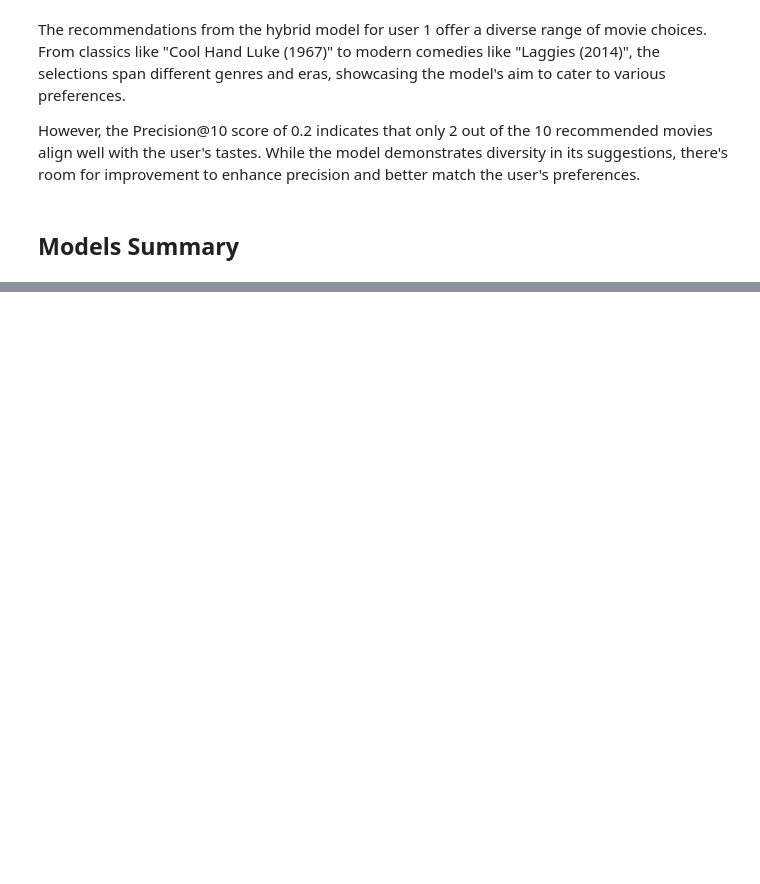
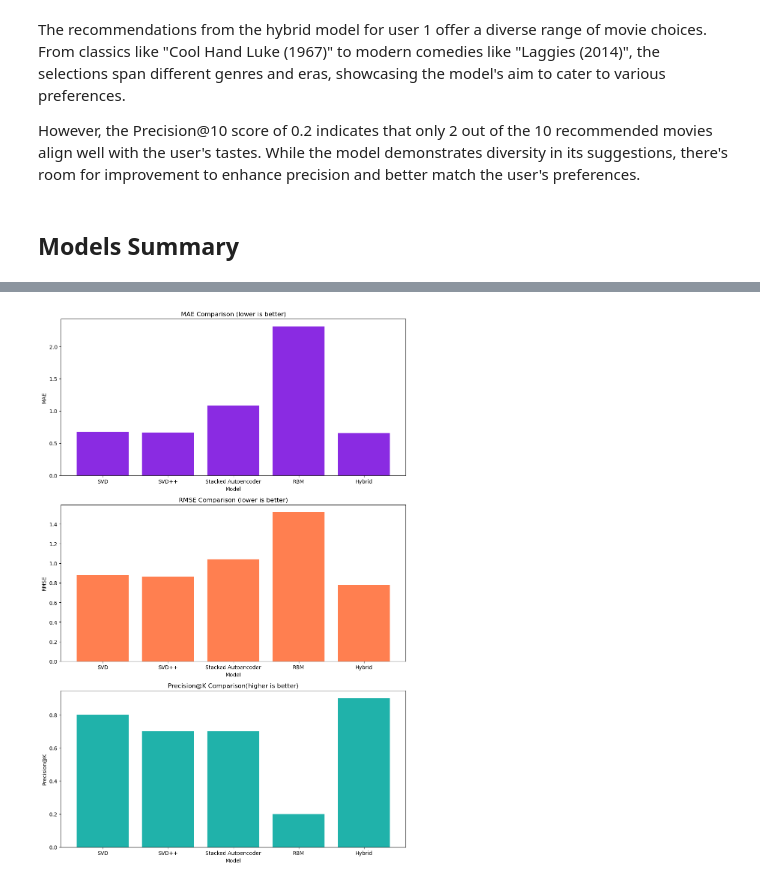
Before and after one commit to adityavp99/CM3070_FYP, a Jupyter notebook: CM3070_Final_Year_Project.ipynb, the cells around one changed output, grey strips where cells are left out. Saved outputs shown, nothing was run; the diff lists cells and outputs as text; code cells hidden in the pictures; blank space fills up the shorter version.

```diff
--- a/CM3070_Final_Year_Project.ipynb
+++ b/CM3070_Final_Year_Project.ipynb
@@ -1309,7 +1397,7 @@ RMB Test set RMSE: 1.5192269807830732
 # %% [markdown]
 ### Recommending movie titles to users using the RBM model
 # %%
-# Using the SVD++ model to recommend movie titles
+# Using the RBM model to recommend movie titles
 def rbm_recommend_movies(user_id, rbm, user_item_matrix, movies_clean, n_recommendations=10):
     # Getting the original ratings for the user
     original_ratings = user_item_matrix.loc[user_id].values
@@ -1328,19 +1416,25 @@ def rbm_recommend_movies(user_id, rbm, user_item_matrix, movies_clean, n_recomme
     predicted_ratings_unrated = predicted_ratings * unrated_movies_mask
 
     # Combining movie IDs and their predicted ratings
-    movie_ratings = list(zip(user_item_matrix.columns, predicted_ratings_unrated))
+    movie_ratings = list(zip(user_item_matrix.columns,
+                             predicted_ratings_unrated))
 
     # Sorting the movies based on predicted ratings
-    sorted_movie_ratings = sorted(movie_ratings, key=lambda x: x[1], reverse=True)
+    sorted_movie_ratings = sorted(movie_ratings,
+                                  key=lambda x: x[1],
+                                  reverse = True)
 
     # Getting the top-n recommendations
     top_n_movie_ratings = sorted_movie_ratings[:n_recommendations]
 
     # Getting the movie details for these recommendations
-    recommended_movies = movies_clean[movies_clean['movieId'].isin([movie[0] for movie in top_n_movie_ratings])]
+    recommended_movies = movies_clean[movies_clean['movieId'].isin([movie[0] \
+                                                                    for movie in top_n_movie_ratings])]
 
     # User genre profile
-    genre_profile = build_user_profile(user_id, ratings_final, movies_clean)
+    genre_profile = build_user_profile(user_id,
+                                       ratings_final,
+                                       movies_clean)
 
     # Actual ratings of the user
     actual_ratings = {movie: rating for movie,
@@ -1464,7 +1565,7 @@ def hybrid_recommend_movies(user_id, autoencoder_model, svd_model, user_item_mat
 # Recommending movies for the user with ID 1 using the hybrid model
 user_id = 1
 n_recommendations = 10
-recommended_movies, hybrid_precision = hybrid_recommend_movies(user_id,
+recommended_movies, hybrid_precision, hybrid_mae, hybrid_rmse= hybrid_recommend_movies(user_id,
                                                                    stacked_auto_enc,
                                                                    svd,
                                                                    user_item_matrix,
@@ -1500,0 +1665,63 @@ However, the Precision@10 score of 0.2 indicates that only 2 out of the 10 recom
+# %%
+# Defining the models and their corresponding metric values
+models = ["SVD",
+          "SVD++",
+          "Stacked Autoencoder",
+          "RBM",
+          "Hybrid"]
+
+mae_values = [svd_test_mae,
+              svdpp_test_mae,
+              autoenc_test_mae,
+              rbm_test_mae,
+              hybrid_mae]
+
+rmse_values = [svd_test_rmse,
+               svdpp_test_rmse,
+               autoenc_test_rmse,
+               rbm_test_rmse,
+               hybrid_rmse]
+
+precision_values = [svd_precision,
+                    svdpp_precision,
+                    autoenc_precision,
+                    rbm_precision,
+                    hybrid_precision]
+
+# Creating subplots for each metric
+plt.figure(figsize=(10, 15))
+
+# MAE Bar Chart
+plt.subplot(311)
+plt.bar(models,
+        mae_values,
+        color='blueviolet')
+plt.title("MAE Comparison (lower is better)")
+plt.xlabel("Model")
+plt.ylabel("MAE")
+
+# RMSE Bar Chart
+plt.subplot(312)
+plt.bar(models,
+        rmse_values,
+        color='coral')
+plt.title("RMSE Comparison (lower is better)")
+plt.xlabel("Model")
+plt.ylabel("RMSE")
+
+# Precision@K Bar Chart
+plt.subplot(313)
+plt.bar(models,
+        precision_values,
+        color='lightseagreen')
+plt.title("Precision@K Comparison(higher is better)")
+plt.xlabel("Model")
+plt.ylabel("Precision@K")
+
+# Adjust spacing between subplots
+plt.tight_layout()
+
+# Show the plots
+plt.show()
+# %% [output]
+[figure, added]
```
Also changed, not shown: parts of 51 cells of this notebook.
